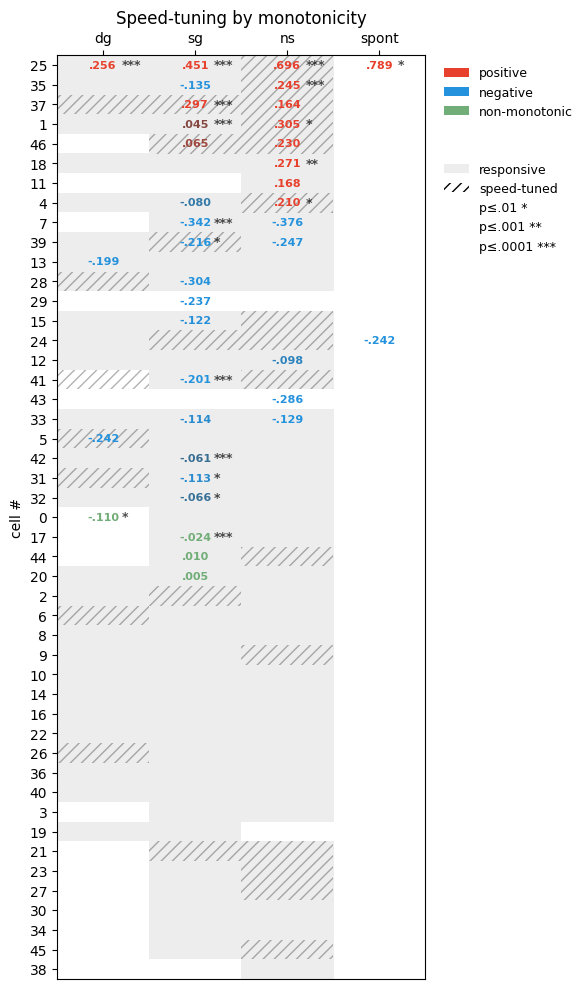
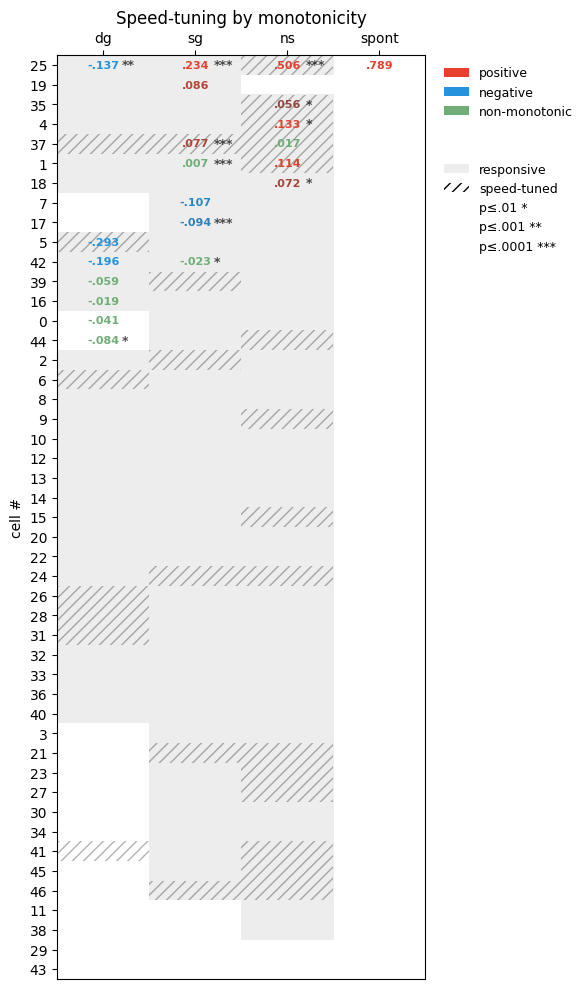
Unified diff of the notebook cell whose output changed from the first chart to the second:
--- before
+++ after
@@ -16,4 +16,4 @@
 fig = plot_monotonicity_grid(tunings, responsive, speed_tuned,
                              legend_headers={'responsive': ''})
-plt.savefig('doc/figures/tuning_of_neurons.png')
+# plt.savefig('doc/figures/tuning_of_neurons.png')
 plt.show()

Commit: Debug the timewindow